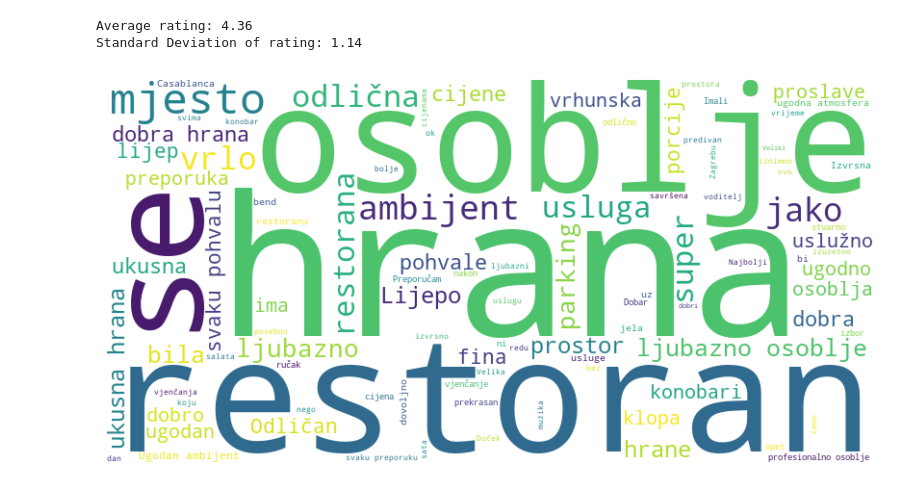
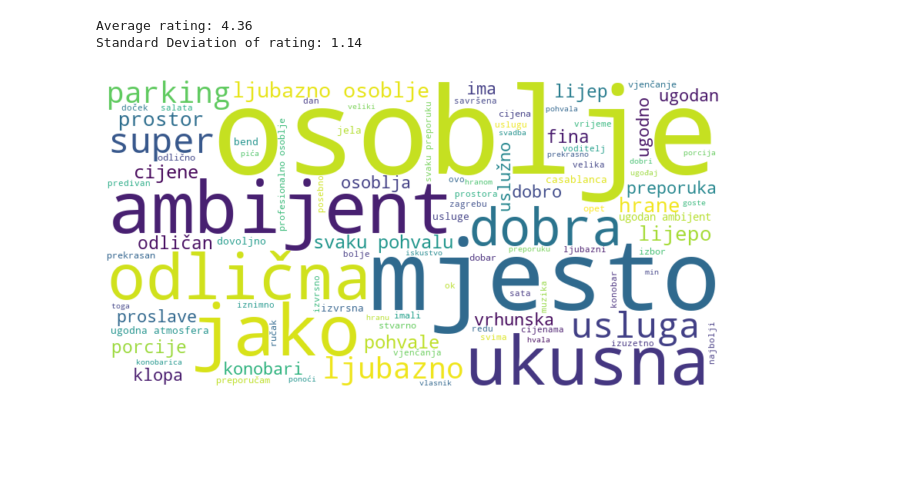
Before and after one commit to IvanVatroslav/RedditSentimentAnalysis, a Jupyter notebook: notebooks/02_exploratory_analysis.ipynb, the cells around one changed output. Cells and saved outputs as stored; diff of their text form; code cells hidden in the pictures; blank space fills up the shorter version.

Commit message:
Further enhanced modularity of notebooks and visualization scripts; updated README accordingly.

```diff
--- a/notebooks/02_exploratory_analysis.ipynb
+++ b/notebooks/02_exploratory_analysis.ipynb
@@ -64,9 +66,10 @@ croatian_stopwords = {
     'onamo', 'ovdje', 'onde', 'gdje', 'kamo', 'kuda', 'odkud', 'zato', 'zato', 'stoga', 'tako', 'dakle', 'naposljetku',
     'napokon', 'konačno', 'prije', 'poslije', 'sada', 'sad', 'trenutno', 'odmah', 'uskoro', 'zatim', 'potom', 'onda',
     'danas', 'sutra', 'jučer', 'prekjučer', 'ove', 'ove', 'prošle', 'sljedeće', 'godine', 'mjeseca', 'tjedna', 'dana',
-    'sati', 'minute', 'sekunde, hrana, restoran, se'
+    'sati', 'minute','restoran','restorana','restoranu','restorane','restorani','restorana','restorane','restorani','hrana'
 }
 # %%
-generate_wordcloud(df_sql1, 'translated_review',additional_stopwords=croatian_stopwords)
+path='../images/exploratory_analysis/wordcloud.png'
+generate_wordcloud(df_sql1, 'translated_review', additional_stopwords=croatian_stopwords,save_path=path)
 # %% [output]
-[figure, old version]
+[figure, new version]
```
Also changed, not shown: parts of 3 cells of this notebook, 7 other files.
